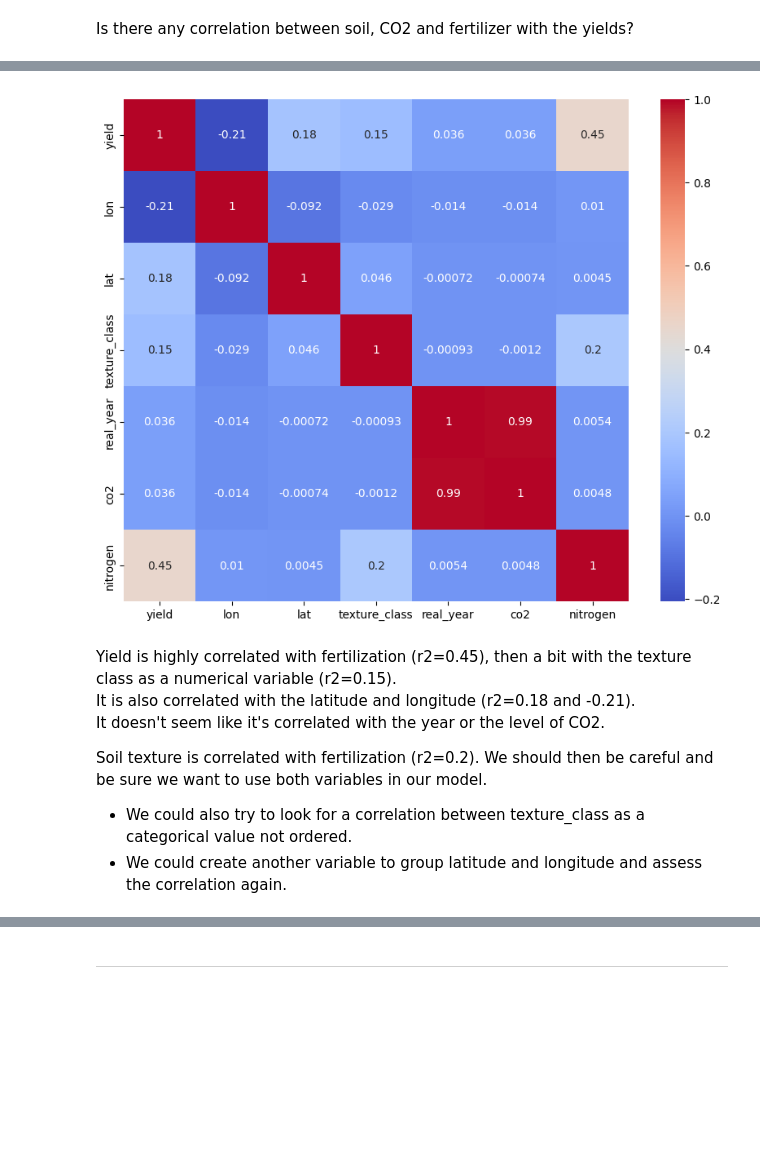
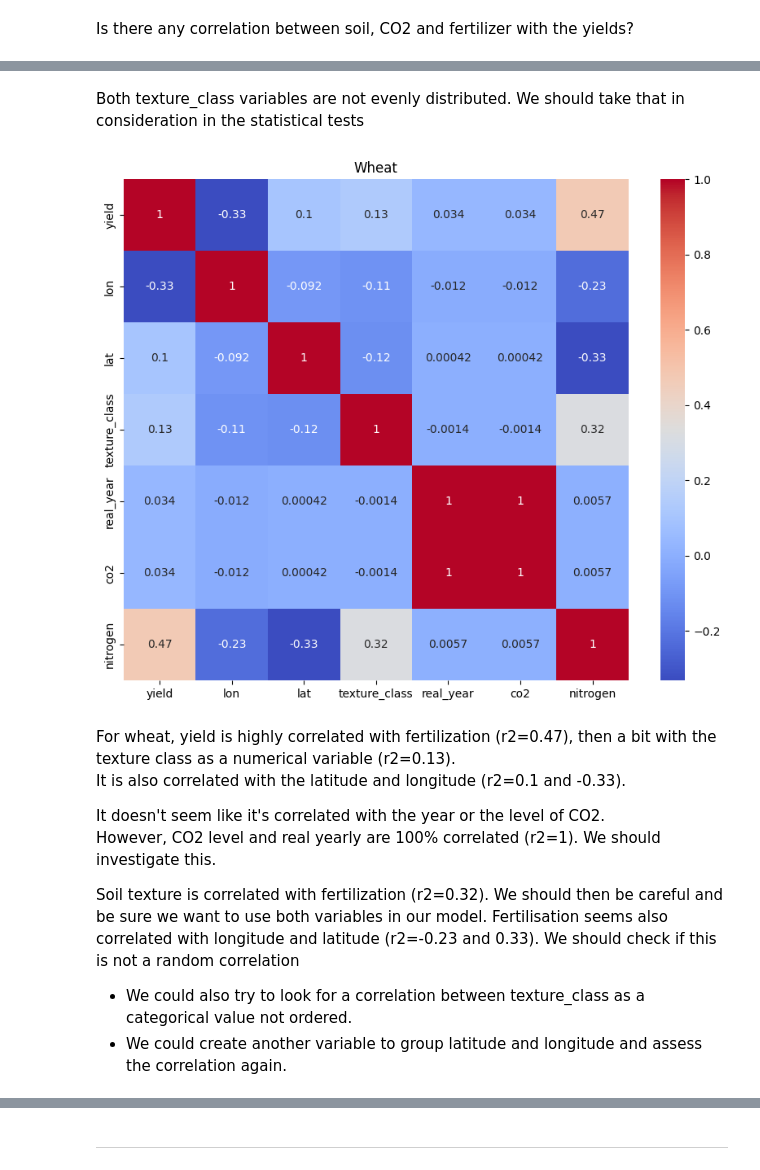
Before and after one commit to felix1801/future-crop-challenge, a Jupyter notebook: notebooks/correlation_exploration.ipynb, the cells around one changed output, grey strips where cells are left out. Drawn from its saved outputs; the diff is of its cells as text; code cells hidden in the pictures; blank space fills up the shorter version.

```diff
--- a/notebooks/correlation_exploration.ipynb
+++ b/notebooks/correlation_exploration.ipynb
@@ -15,2 +19,3 @@ soil_co2_wheat_train_df = pd.read_parquet(os.path.join(data_path, 'soil_co2_whea
 # %%
-joined_df = train_solutions_wheat_df.join(soil_co2_wheat_train_df)
+wheat_joined_df = train_solutions_wheat_df.join(soil_co2_wheat_train_df)
+maize_joined_df = train_solutions_maize_df.join(soil_co2_maize_train_df)
@@ -19,15 +67,24 @@ corr_matrix = joined_df[['yield', 'lon', 'lat', 'texture_class', 'real_year', 'c
+# %% [markdown]
+Both texture_class variables are not evenly distributed. We should take that in consideration in the statistical tests
+# %%
+wheat_corr_matrix = wheat_joined_df[['yield', 'lon', 'lat', 'texture_class', 'real_year', 'co2', 'nitrogen']].corr(method="spearman") # We use spearman correlation method because all the variables are not normally distributed.
+maize_corr_matrix = maize_joined_df[['yield', 'lon', 'lat', 'texture_class', 'real_year', 'co2', 'nitrogen']].corr(method="spearman") # We use spearman correlation method because all the variables are not normally distributed.
 # %%
 plt.figure(figsize=(10,8))
-sns.heatmap(corr_matrix, annot=True, cmap='coolwarm')
+sns.heatmap(wheat_corr_matrix, annot=True, cmap='coolwarm')
+plt.title("Wheat")
 plt.show()
 # %% [output]
-[figure, old version]
+[figure, new version]
 # %% [markdown]
-Yield is highly correlated with fertilization (r2=0.45), then a bit with the texture class as a numerical variable (r2=0.15).
-It is also correlated with the latitude and longitude (r2=0.18 and -0.21).
+For wheat, yield is highly correlated with fertilization (r2=0.47), then a bit with the texture class as a numerical variable (r2=0.13).
+It is also correlated with the latitude and longitude (r2=0.1 and -0.33).
+
 It doesn't seem like it's correlated with the year or the level of CO2.
+However, CO2 level and real yearly are 100% correlated (r2=1). We should investigate this.
 
-Soil texture is correlated with fertilization (r2=0.2). We should then be careful and be sure we want to use both variables in our model.
+Soil texture is correlated with fertilization (r2=0.32). We should then be careful and be sure we want to use both variables in our model.
+Fertilisation seems also correlated with longitude and latitude (r2=-0.23 and 0.33). We should check if this is not a random correlation
 
 - We could also try to look for a correlation between texture_class as a categorical value not ordered.
 - We could create another variable to group latitude and longitude and assess the correlation again.
```
Also changed, not shown: parts of 12 cells of this notebook.
